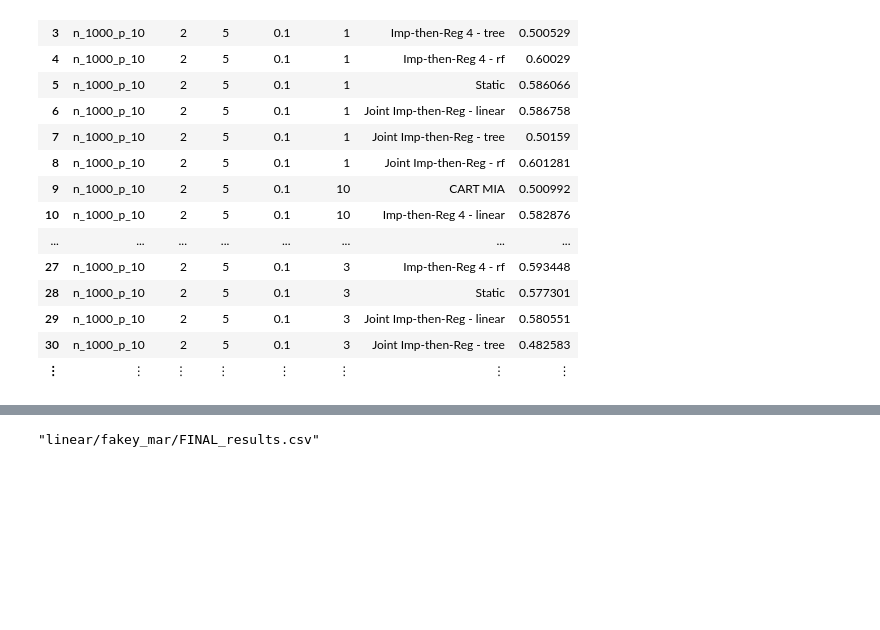
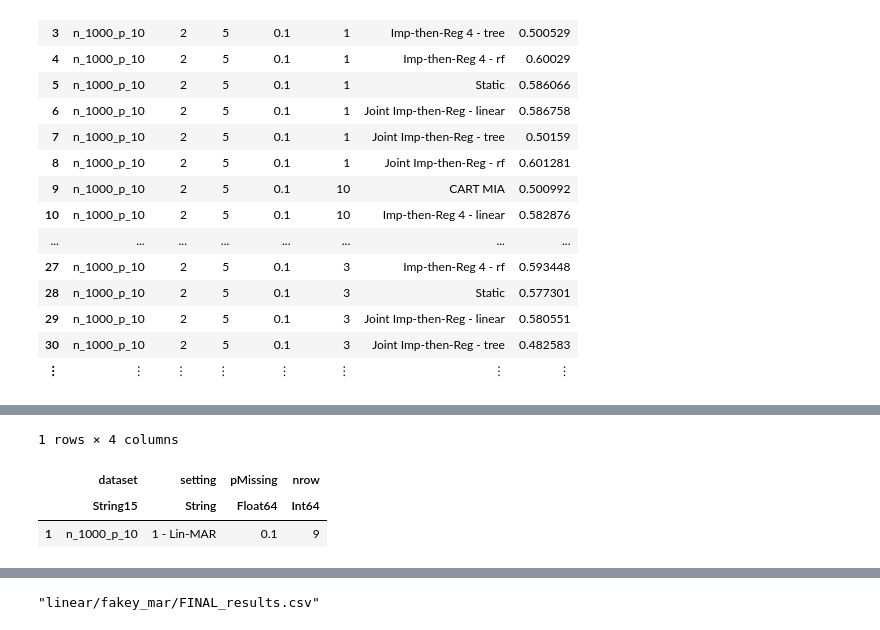
Before and after one commit to adelarue/PMD, a Jupyter notebook: results/Compile results together.ipynb, the cells around one changed output, grey strips where cells are left out. Saved outputs shown, nothing was run; the diff lists cells and outputs as text; code cells hidden in the pictures; blank space fills up the shorter version.

```diff
--- a/results/Compile results together.ipynb
+++ b/results/Compile results together.ipynb
@@ -291,0 +337,7 @@ df = vcat(df, aux)
+# %%
+filter(t -> t[:pMissing] == 0.1, unique(aux[:,[:dataset, :setting, :pMissing, :nrow]]))
+# %% [output]
+1 rows × 4 columns
+|  | dataset | setting | pMissing | nrow |
+|  | String15 | String | Float64 | Int64 |
+| 1 | n_1000_p_10 | 1 - Lin-MAR | 0.1 | 9 |
```
Also changed, not shown: parts of 4 cells of this notebook, 2 other files.
